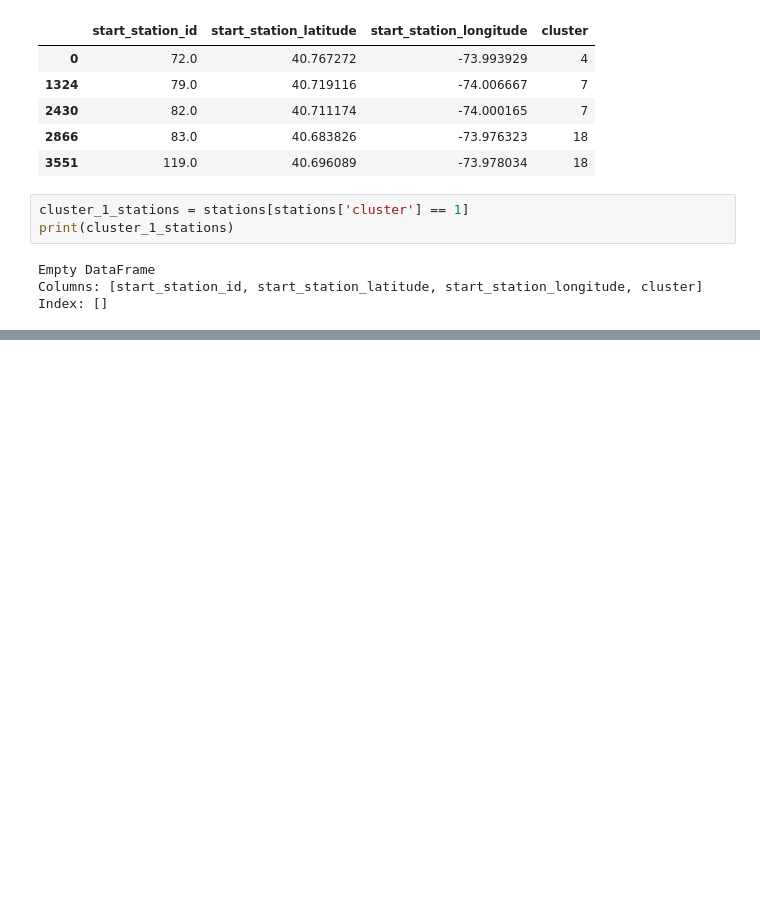
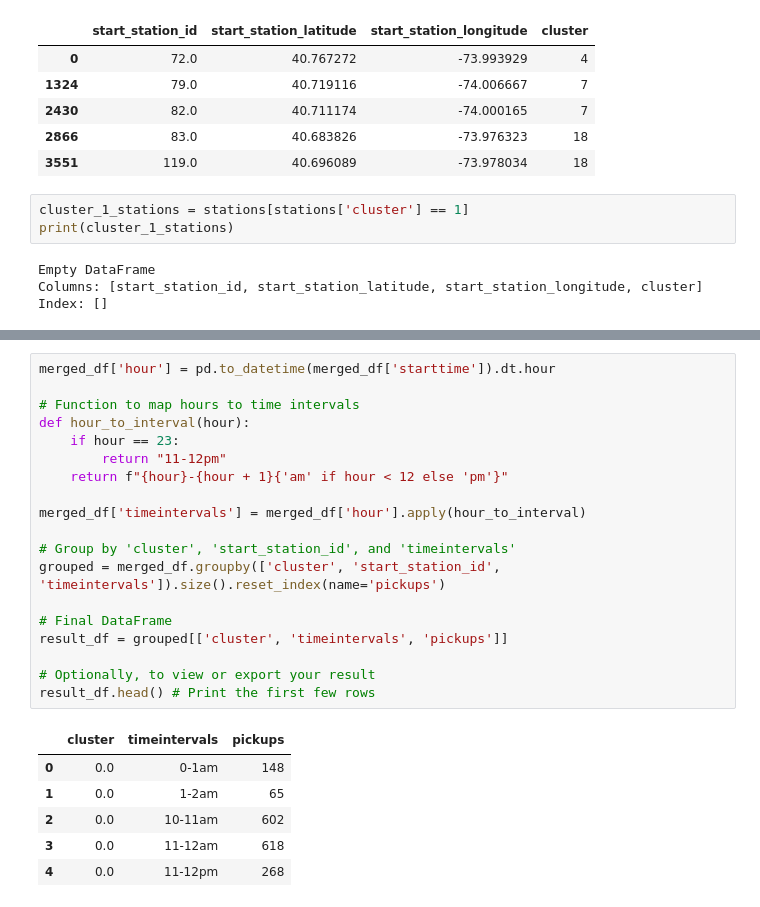
Before and after one commit to babisspgit/ABI-spirt, a Jupyter notebook: project.ipynb, the cells around one changed output, grey strips where cells are left out. Drawn from its saved outputs; the diff is of its cells as text; blank space fills up the shorter version.

```diff
--- a/project.ipynb
+++ b/project.ipynb
@@ -207,0 +141,26 @@ merged_df.head(300)
+# %%
+merged_df['hour'] = pd.to_datetime(merged_df['starttime']).dt.hour
+
+# Function to map hours to time intervals
+def hour_to_interval(hour):
+    if hour == 23:
+        return "11-12pm"
+    return f"{hour}-{hour + 1}{'am' if hour < 12 else 'pm'}"
+
+merged_df['timeintervals'] = merged_df['hour'].apply(hour_to_interval)
+
+# Group by 'cluster', 'start_station_id', and 'timeintervals'
+grouped = merged_df.groupby(['cluster', 'start_station_id', 'timeintervals']).size().reset_index(name='pickups')
+
+# Final DataFrame
+result_df = grouped[['cluster', 'timeintervals', 'pickups']]
+
+# Optionally, to view or export your result
+result_df.head() # Print the first few rows
+# %% [output]
+|  | cluster | timeintervals | pickups |
+| 0 | 0.0 | 0-1am | 148 |
+| 1 | 0.0 | 1-2am | 65 |
+| 2 | 0.0 | 10-11am | 602 |
+| 3 | 0.0 | 11-12am | 618 |
+| 4 | 0.0 | 11-12pm | 268 |
```
Also changed, not shown: parts of 10 cells of this notebook.
